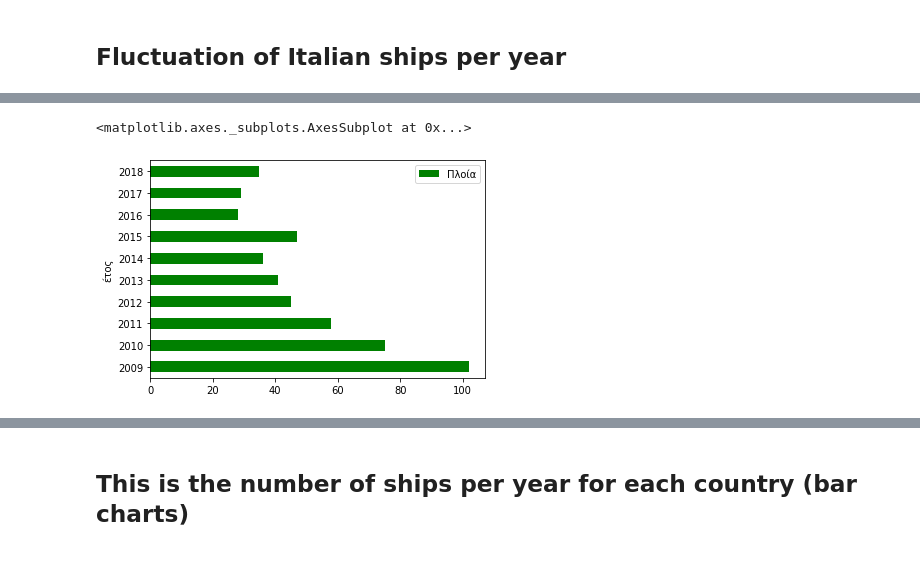
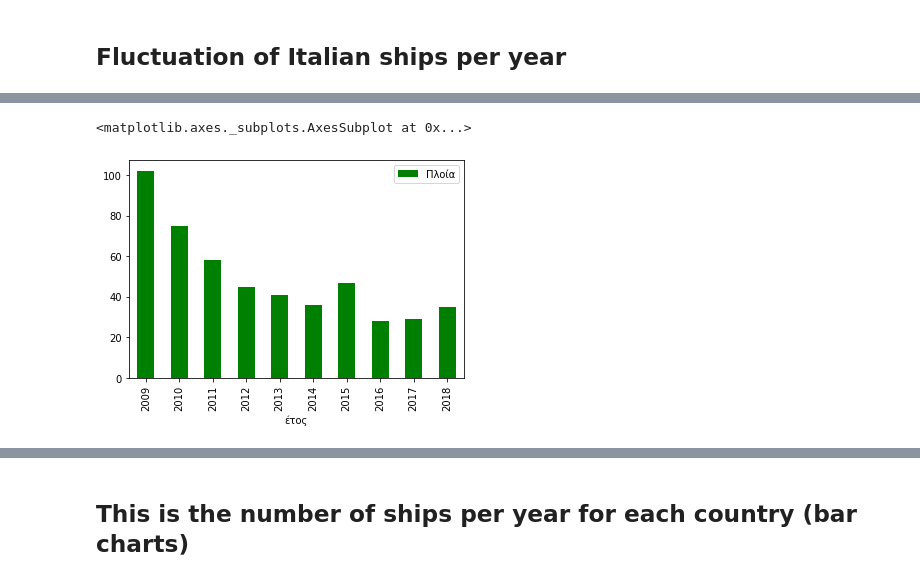
Before and after one commit to kosmaspanag/data-studio-projects, a Jupyter notebook: Weekly projects/Port_of_Thessaloniki_stats_2009-2019/Ship_Trafic_Thessaloniki_Port.ipynb, the cells around one changed output, grey strips where cells are left out. Drawn from its saved outputs; the diff is of its cells as text; code cells hidden in the pictures.

```diff
--- a/Weekly projects/Port_of_Thessaloniki_stats_2009-2019/Ship_Trafic_Thessaloniki_Port.ipynb
+++ b/Weekly projects/Port_of_Thessaloniki_stats_2009-2019/Ship_Trafic_Thessaloniki_Port.ipynb
@@ -537,7 +518,7 @@ df14
 | 20 | Ρωσία | 11.0 | 2014 |
 | 21 | Λοιπά | 126.0 | 2014 |
 # %%
-df15 = pd.read_csv("/Users/kosmas/Desktop/Columbia_Data_Studio_Projects/data-studio-projects/Port_of_Thessaloniki_stats_2009-2019/tabula-Statistics2015_gr.csv")
+df15 = pd.read_csv('/Users/kosmas/Desktop/Columbia_Data_Studio_Projects/data-studio-projects/Weekly projects/Port_of_Thessaloniki_stats_2009-2019/tabula-Statistics2015_gr.csv')
 df15
 # %% [output]
 |  | Σημαία | Αριθμός πλοίων |
@@ -604,7 +585,7 @@ df15
 | 21 | Ην. Βασίλειο | 3.0 | 2015 |
 | 22 | Λοιπών χωρών | 73.0 | 2015 |
 # %%
-df16 = pd.read_csv("/Users/kosmas/Desktop/Columbia_Data_Studio_Projects/data-studio-projects/Port_of_Thessaloniki_stats_2009-2019/tabula-Statistics_2016_gr.csv")
+df16 = pd.read_csv("/Users/kosmas/Desktop/Columbia_Data_Studio_Projects/data-studio-projects/Weekly projects/Port_of_Thessaloniki_stats_2009-2019/tabula-Statistics_2016_gr.csv")
 df16
 # %% [output]
 |  | Σημαία | Αριθμός πλοίων |
@@ -691,7 +672,7 @@ df16
 | 21 | Βανουάτου | 11.0 | 2016 |
 | 22 | Λοιπών χωρών | 58.0 | 2016 |
 # %%
-df17 = pd.read_csv("/Users/kosmas/Desktop/Columbia_Data_Studio_Projects/data-studio-projects/Port_of_Thessaloniki_stats_2009-2019/tabula-statistics_2017_gr.csv")
+df17 = pd.read_csv("/Users/kosmas/Desktop/Columbia_Data_Studio_Projects/data-studio-projects/Weekly projects/Port_of_Thessaloniki_stats_2009-2019/tabula-statistics_2017_gr.csv")
 df17
 # %% [output]
 |  | Σημαία | Αριθμός πλοίων |
@@ -756,7 +737,7 @@ df17
 | 20 | Σιέρρα Λεόνε | 15 | 2017 |
 | 21 | Λοιπών χωρών | 124 | 2017 |
 # %%
-df18 = pd.read_csv("/Users/kosmas/Desktop/Columbia_Data_Studio_Projects/data-studio-projects/Port_of_Thessaloniki_stats_2009-2019/tabula-statistics_2018_gr.csv")
+df18 = pd.read_csv('/Users/kosmas/Desktop/Columbia_Data_Studio_Projects/data-studio-projects/Weekly projects/Port_of_Thessaloniki_stats_2009-2019/tabula-statistics_2018_gr.csv')
 df18
 # %% [output]
 |  | Σημαία | Αριθμός πλοίων |
@@ -1092,6 +1098,5 @@ plt.savefig(("Maltese_ships_year.pdf"), bbox_inches='tight')
 # %%
-italy = final[final.Χώρα == 'Ιταλία']
-italy.plot(x='έτος', y='Πλοία', kind='barh', color = 'green')
+italy.plot(x='έτος', y='Πλοία', kind='bar', color = 'green')
 # %% [output]
 <matplotlib.axes._subplots.AxesSubplot at 0x...>
-[figure, old version]
+[figure, new version]
```
Also changed, not shown: parts of 15 cells of this notebook, 14 other files.
